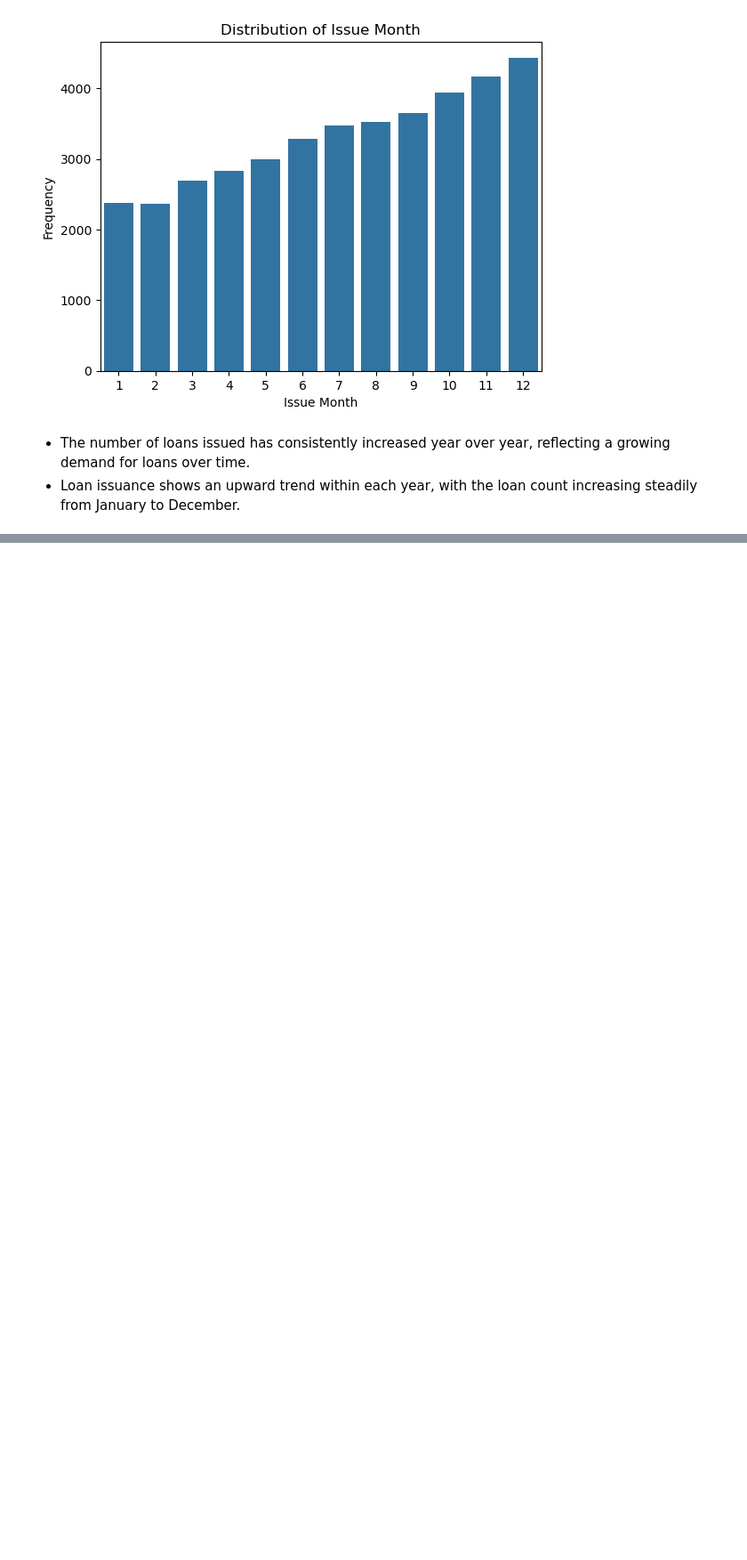
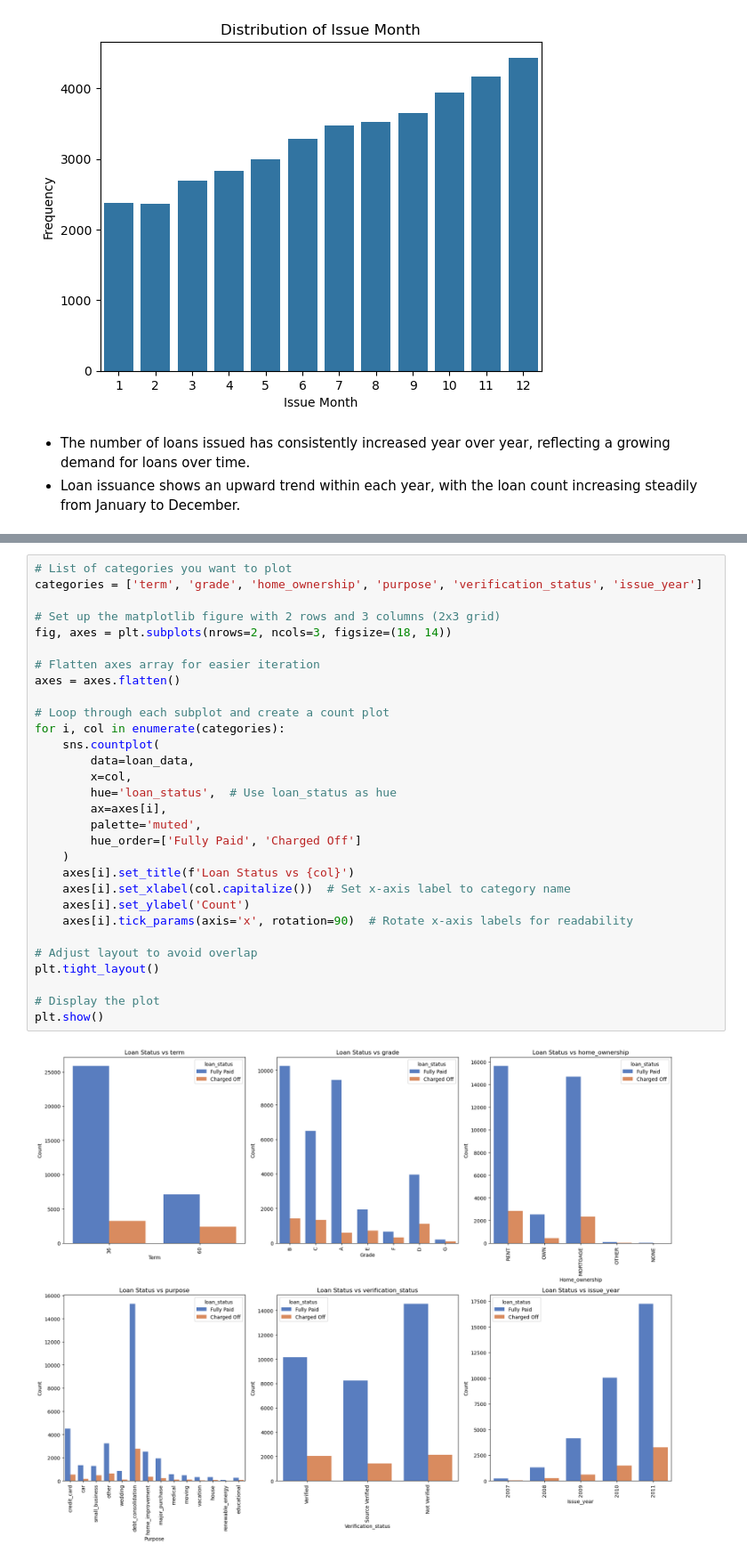
Before and after one commit to gauravkumarsahoo/lending-club-case-study, a Jupyter notebook: lending_club_case_study.ipynb, the cells around one changed output, grey strips where cells are left out. Shown at 89% size. Saved outputs shown, nothing was run; the diff lists cells and outputs as text; blank space fills up the shorter version.

```diff
--- a/lending_club_case_study.ipynb
+++ b/lending_club_case_study.ipynb
@@ -475,0 +367,32 @@ plt.show()
+# %%
+# List of categories you want to plot
+categories = ['term', 'grade', 'home_ownership', 'purpose', 'verification_status', 'issue_year']
+
+# Set up the matplotlib figure with 2 rows and 3 columns (2x3 grid)
+fig, axes = plt.subplots(nrows=2, ncols=3, figsize=(18, 14))
+
+# Flatten axes array for easier iteration
+axes = axes.flatten()
+
+# Loop through each subplot and create a count plot
+for i, col in enumerate(categories):
+    sns.countplot(
+        data=loan_data,
+        x=col,
+        hue='loan_status',  # Use loan_status as hue
+        ax=axes[i],
+        palette='muted',
+        hue_order=['Fully Paid', 'Charged Off']
+    )
+    axes[i].set_title(f'Loan Status vs {col}')
+    axes[i].set_xlabel(col.capitalize())  # Set x-axis label to category name
+    axes[i].set_ylabel('Count')
+    axes[i].tick_params(axis='x', rotation=90)  # Rotate x-axis labels for readability
+
+# Adjust layout to avoid overlap
+plt.tight_layout()
+
+# Display the plot
+plt.show()
+# %% [output]
+[figure, added]
```
Also changed, not shown: parts of 31 cells of this notebook.
